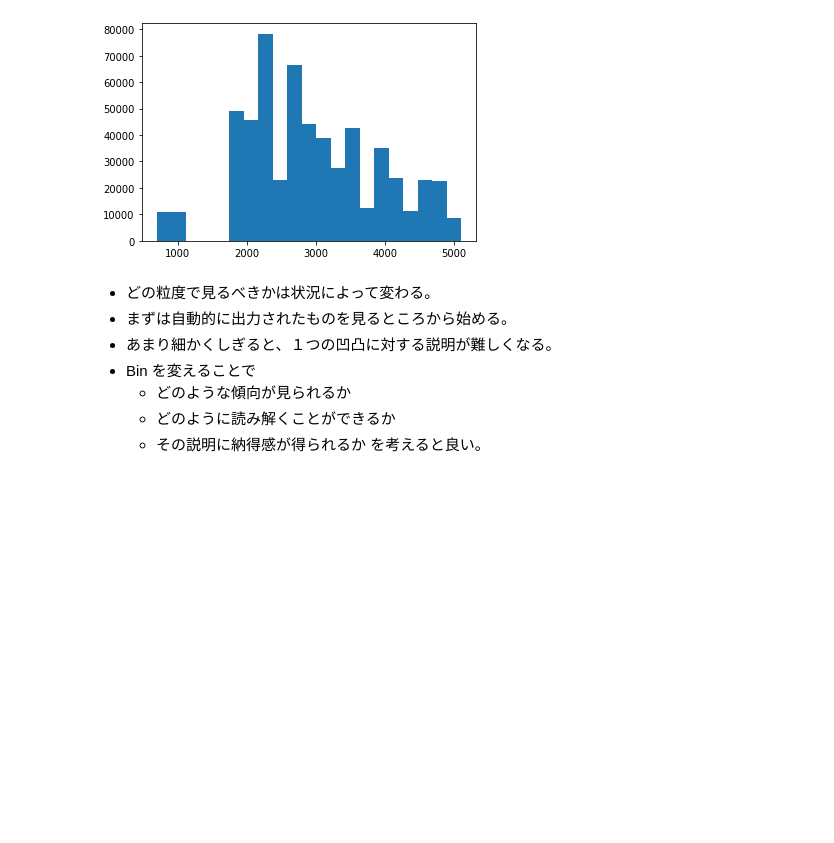
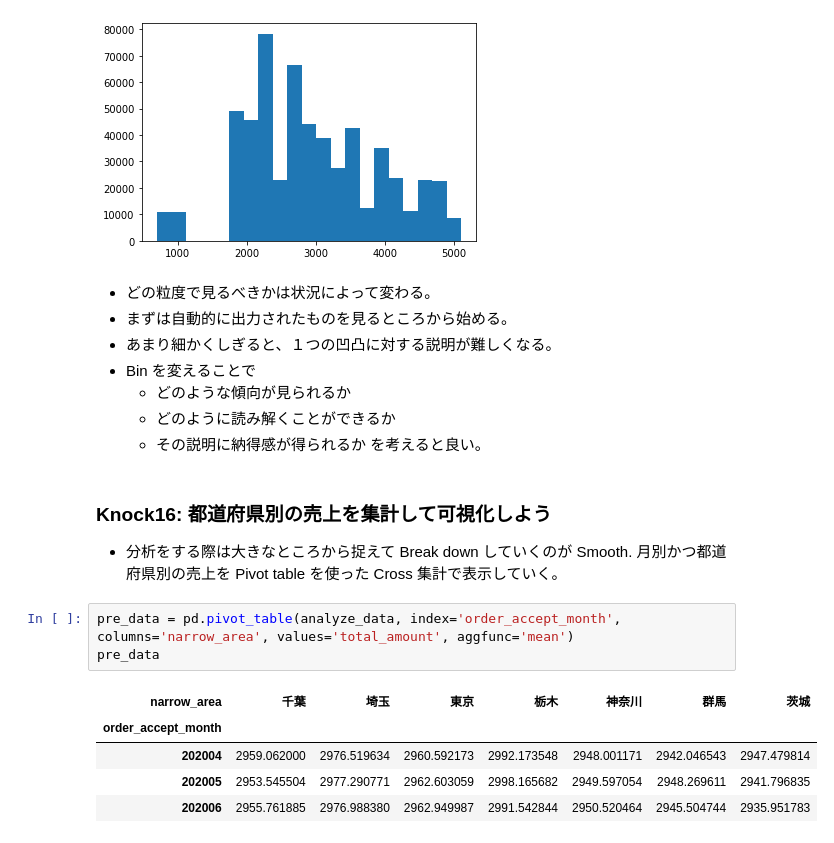
Before and after one commit to 1024xx4/machine_learning_system_100_knocks, a Jupyter notebook: section2/section2.ipynb, the cells around one changed output. Drawn from its saved outputs; the diff is of its cells as text; blank space fills up the shorter version.

```diff
--- a/section2/section2.ipynb
+++ b/section2/section2.ipynb
@@ -264,3 +264,16 @@ plt.hist(analyze_data['total_amount'], bins=21)
     - どのように読み解くことができるか
     - その説明に納得感が得られるか
 を考えると良い。
+# %% [markdown]
+### Knock16: 都道府県別の売上を集計して可視化しよう
+- 分析をする際は大きなところから捉えて Break down していくのが Smooth.
+月別かつ都道府県別の売上を Pivot table を使った Cross 集計で表示していく。
+# %%
+pre_data = pd.pivot_table(analyze_data, index='order_accept_month', columns='narrow_area', values='total_amount', aggfunc='mean')
+pre_data
+# %% [output]
+| narrow_area | 千葉 | 埼玉 | 東京 | 栃木 | 神奈川 | 群馬 | 茨城 |
+| order_accept_month |  |  |  |  |  |  |  |
+| 202004 | 2959.062000 | 2976.519634 | 2960.592173 | 2992.173548 | 2948.001171 | 2942.046543 | 2947.479814 |
+| 202005 | 2953.545504 | 2977.290771 | 2962.603059 | 2998.165682 | 2949.597054 | 2948.269611 | 2941.796835 |
+| 202006 | 2955.761885 | 2976.988380 | 2962.949987 | 2991.542844 | 2950.520464 | 2945.504744 | 2935.951783 |
```
Also changed, not shown: parts of 2 cells of this notebook.
